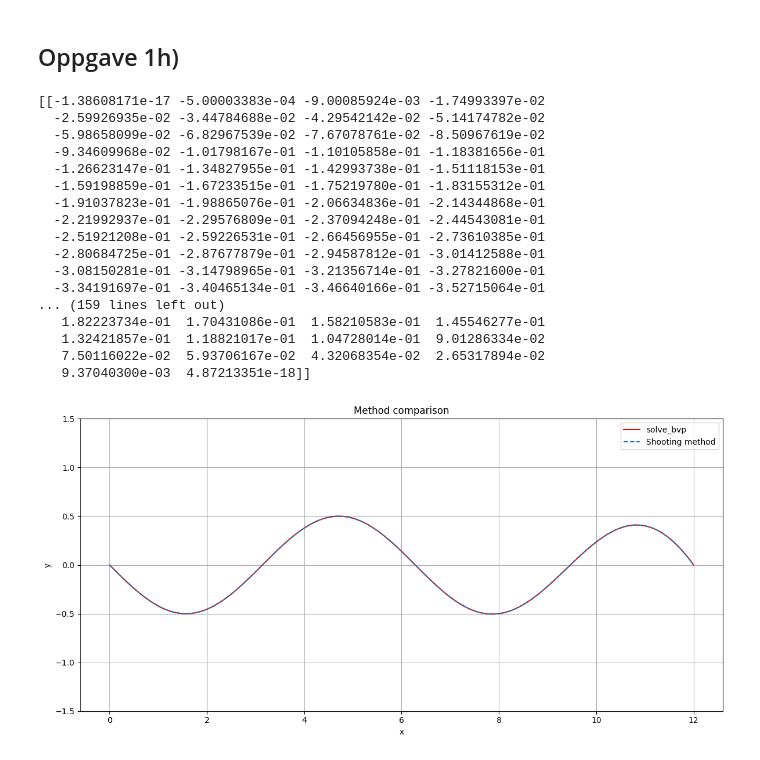
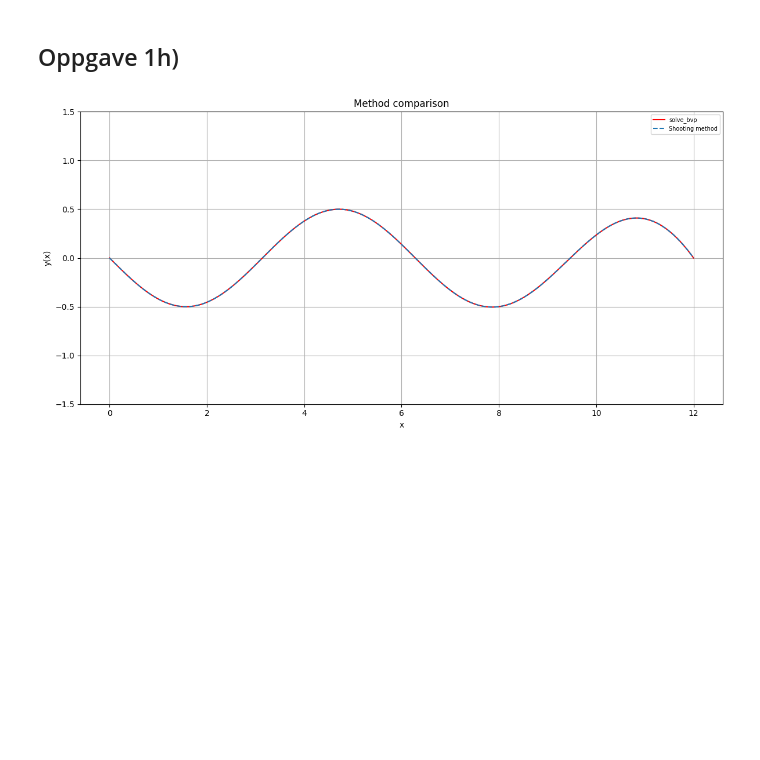
Before and after one commit to KristofferEide06/usadel-bvp-solvers, a Jupyter notebook: temp/jenskrøll_superlocked.ipynb, the cells around one changed output. Drawn from its saved outputs; the diff is of its cells as text; code cells hidden in the pictures; blank space fills up the shorter version.

```diff
--- a/temp/jenskrøll_superlocked.ipynb
+++ b/temp/jenskrøll_superlocked.ipynb
@@ -177,19 +194,21 @@ print(sekant_root_g(-20.0,20.0,params))
 ## Oppgave 1f)
 # %%
 
-def shoot_1(s: float, params) -> tuple[np.ndarray, np.ndarray]:
+def shoot_1(s: float, params: Dict[str,float]) -> tuple[npt.NDArray[np.float64], npt.NDArray[np.float64]]:
+    """solves the first ivp for a guessed initial slope s."""
     params["y'_0"] = s
     x_list, y_list,_,_,_,_ = IVP_solver_1(params=params)
     y_array = np.stack(y_list)
     x_array = np.array(x_list)
     return x_array, y_array
 
-def F_1( s: float, params) -> float:
+def F_1( s: float, params: Dict[str,float]) -> float:
     """Shooting residual: y(xend) - yb."""
     _, Y = shoot_1(s, params)
     return Y[-1, 0]
 
-def sekant_root_1(z_0, z_1, params):
+def sekant_root_1(z_0:float, z_1:float, params: Dict[str,float]) -> tuple[float, int]:
+    """finds the shooting slope for the first system with the secant method."""
     z = List()
     z.append(z_0)
     z.append(z_1)
@@ -199,7 +218,8 @@ def sekant_root_1(z_0, z_1, params):
         n+=1
     return z[n],n
 
-def shooting_method_1(params, s_init: np.ndarray,shooting_tol):
+def shooting_method_1(params: Dict[str,float], s_init: npt.NDArray[np.float64],shooting_tol:float) -> tuple[List, List, List]:
+    """runs the shooting method for the first boundary value problem."""
     x_arrays = List()
     y_arrays = List()
     s_list = List()
@@ -242,11 +262,13 @@ params["h_0"] = 1e-3
 params["tol"] = 1e-7
 params["alpha"] = 0.8
 @njit
-def func_2(x,y):
+def diff_system_2(x:float,y:float) -> npt.NDArray[np.float64]:
+    """calculates y' and y'' from x, y, y' and the second given differential system."""
     return np.array([y[1], y[0] + np.sin(x)])
 
 @njit
-def IVP_solver_2(params): #-> tuple[np.ndarray, np.ndarray, np.ndarray, np.ndarray, float, float]:
+def IVP_solver_2(params: Dict[str,float]) -> tuple[List, List, List, List, int, int]:
+    """ solves the second given differential system using rk3 and adjusting step length with rk4"""
     accepted = 0
     rejected = 0
     x_list = List()
@@ -259,15 +281,15 @@ def IVP_solver_2(params): #-> tuple[np.ndarray, np.ndarray, np.ndarray, np.ndarr
     y_init[1] = params["y'_0"]
     y_list.append(y_init)
     h_list.append(params["h_0"])
-    k_1 = func_2(x_list[0],y_list[0])
+    k_1 = diff_system_2(x_list[0],y_list[0])
 
     while x_list[accepted]<params["x_end"]:
         h_list[accepted] = min(h_list[accepted], params["x_end"]-x_list[accepted])
-        k_2 = func_2(x_list[accepted]+1/2*h_list[accepted], y_list[accepted] + 1/2*h_list[accepted]*k_1)
-        k_3 = func_2(x_list[accepted] + 3/4*h_list[accepted], y_list[accepted] + 3/4*h_list[accepted]*k_2)
+        k_2 = diff_system_2(x_list[accepted]+1/2*h_list[accepted], y_list[accepted] + 1/2*h_list[accepted]*k_1)
+        k_3 = diff_system_2(x_list[accepted] + 3/4*h_list[accepted], y_list[accepted] + 3/4*h_list[accepted]*k_2)
         y_new= y_list[accepted] + 1/9*h_list[accepted]*(2*k_1+3*k_2+4*k_3)
         x_new = x_list[accepted] + h_list[accepted]
-        k_4 = func_2(x_new,y_new)
+        k_4 = diff_system_2(x_new,y_new)
         z_new = y_list[accepted] + 1/24*h_list[accepted]*(7*k_1 + 6*k_2 + 8*k_3 + 3*k_4)
         est = np.sqrt(np.sum((y_new - z_new)**2))
         h_new = (params["alpha"] * h_list[accepted] * (params["tol"]/est)**(1/3))
@@ -284,7 +306,8 @@ def IVP_solver_2(params): #-> tuple[np.ndarray, np.ndarray, np.ndarray, np.ndarr
     return x_list, y_list, z_list, h_list, accepted, rejected
 
 
-def shoot_2(s: float, params): #-> tuple[np.ndarray, np.ndarray]:
+def shoot_2(s: float, params: Dict[str,float]) -> tuple[npt.NDArray[np.float64], npt.NDArray[np.float64]]:
+    """solves the second ivp for a guessed initial slope s."""
     params["y'_0"] = s
     x_list, y_list,_,_,_,_ = IVP_solver_2(params)
     y_array = np.stack(y_list)
@@ -292,13 +315,14 @@ def shoot_2(s: float, params): #-> tuple[np.ndarray, np.ndarray]:
     return x_array, y_array
 
 
-def F_2( s: float, params): #-> float:
+def F_2( s: float, params) -> float:
     """Shooting residual: y(xend) - yb."""
     _, Y = shoot_2(s, params)
     return Y[-1, 0]
 
 
-def sekant_root_2(z_0, z_1, params):
+def sekant_root_2(z_0:float, z_1:float, params: Dict[str,float]) -> tuple[float, int]:
+    """finds the shooting slope for the second system with the secant method."""
     z = List()
     z.append(z_0)
     z.append(z_1)
@@ -308,7 +332,8 @@ def sekant_root_2(z_0, z_1, params):
         n+=1
     return z[n],n
 
-def shooting_method_2(params, s_init: np.ndarray,shooting_tol):
+def shooting_method_2(params, s_init: npt.NDArray[np.float64],shooting_tol) -> tuple[List, List, List]:
+    """runs the shooting method for the second boundary value problem."""
     x_arrays = List()
     y_arrays = List()
     s_list = List()
@@ -343,43 +368,27 @@ ax.legend(fontsize=7)
 # %% [markdown]
 ## Oppgave 1h)
 # %%
-def func_2_plain(x,y):
+def diff_system_2_plain(x:float, y:float) -> npt.NDArray[np.float64]:
+    """defines the second system in the format solve_bvp expects."""
     return np.array([y[1], y[0] + np.sin(x)])
 
 s_list, x_arrays, y_arrays =shooting_method_2(params,np.array([-1.0,0.0]),10**-5)
-def bc_2(y_a,y_b):
+def bc_2(y_a:float,y_b:float) -> npt.NDArray[np.float64]:
+    """defines the boundary conditions for solve_bvp"""
     return np.array([y_a[0],y_b[0]])
 x_0 = np.linspace(params["x_init"],params["x_end"],100)
-solution = solve_bvp(func_2_plain, bc_2, x_0, np.zeros((2, x_0.size)))
+solution = solve_bvp(diff_system_2_plain, bc_2, x_0, np.zeros((2, x_0.size)))
 Y_sol = solution.sol(x_arrays[-1])
 
 fig, ax = plt.subplots(figsize=(12, 6))
-print(Y_sol[0:1])
 plot_solution(ax, x_arrays[-1], Y_sol[0], label="solve_bvp", color="red")
 plot_solution(ax, x_arrays[-1],  y_arrays[-1][:,0], label="Shooting method", linestyle="--")
 ax.set_xlabel("x")
 ax.set_ylabel("y(x)")
 ax.set_title("Method comparison")
 ax.set_ylim(-1.5, 1.5)
 ax.grid(True)
 ax.legend(fontsize=7)
 plt.tight_layout()
 # %% [output]
-[[-1.38608171e-17 -5.00003383e-04 -9.00085924e-03 -1.74993397e-02
-  -2.59926935e-02 -3.44784688e-02 -4.29542142e-02 -5.14174782e-02
-  -5.98658099e-02 -6.82967539e-02 -7.67078761e-02 -8.50967619e-02
-  -9.34609968e-02 -1.01798167e-01 -1.10105858e-01 -1.18381656e-01
-  -1.26623147e-01 -1.34827955e-01 -1.42993738e-01 -1.51118153e-01
-  -1.59198859e-01 -1.67233515e-01 -1.75219780e-01 -1.83155312e-01
-  -1.91037823e-01 -1.98865076e-01 -2.06634836e-01 -2.14344868e-01
-  -2.21992937e-01 -2.29576809e-01 -2.37094248e-01 -2.44543081e-01
-  -2.51921208e-01 -2.59226531e-01 -2.66456955e-01 -2.73610385e-01
-  -2.80684725e-01 -2.87677879e-01 -2.94587812e-01 -3.01412588e-01
-  -3.08150281e-01 -3.14798965e-01 -3.21356714e-01 -3.27821600e-01
-  -3.34191697e-01 -3.40465134e-01 -3.46640166e-01 -3.52715064e-01
-... (159 lines left out)
-   1.82223734e-01  1.70431086e-01  1.58210583e-01  1.45546277e-01
-   1.32421857e-01  1.18821017e-01  1.04728014e-01  9.01286334e-02
-   7.50116022e-02  5.93706167e-02  4.32068354e-02  2.65317894e-02
-   9.37040300e-03  4.87213351e-18]]
-[figure, old version]
+[figure, new version]
```
Also changed, not shown: parts of 5 cells of this notebook.
